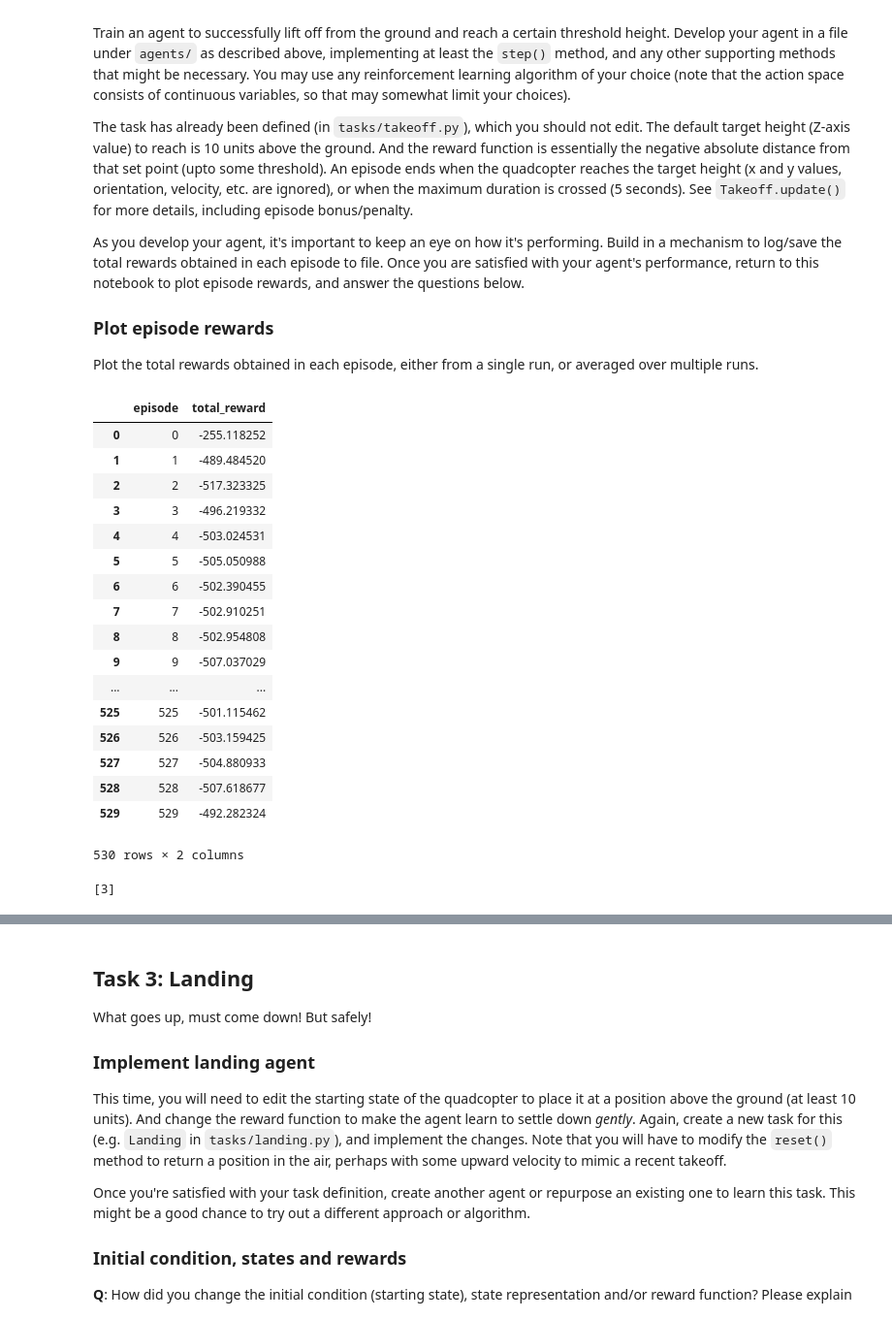
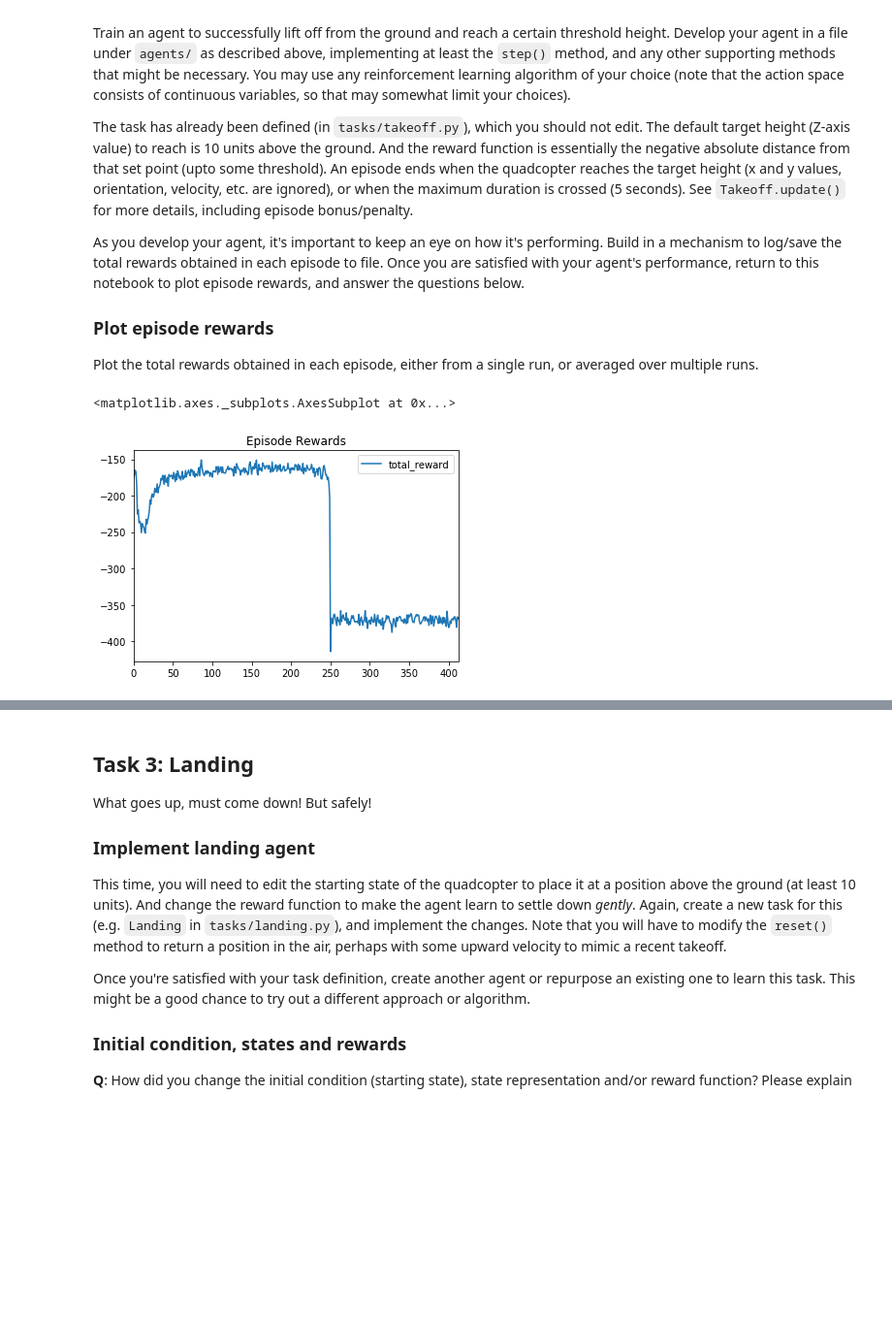
Before and after one commit to freedomkwok/deep-learning, a Jupyter notebook: RL-Quadcopter/catkin_ws/RL-Quadcopter/quad_controller_rl/notebooks/RL-Quadcopter.ipynb, the cells around one changed output, grey strips where cells are left out. Shown: that part at 97% size. Saved outputs shown, nothing was run; the diff lists cells and outputs as text; code cells hidden in the pictures; blank space fills up the shorter version.

```diff
--- a/RL-Quadcopter/catkin_ws/RL-Quadcopter/quad_controller_rl/notebooks/RL-Quadcopter.ipynb
+++ b/RL-Quadcopter/catkin_ws/RL-Quadcopter/quad_controller_rl/notebooks/RL-Quadcopter.ipynb
@@ -141,29 +141,3 @@ As you develop your agent, it's important to keep an eye on how it's performing.
 ### Plot episode rewards
 
 Plot the total rewards obtained in each episode, either from a single run, or averaged over multiple runs.
-# %%
-df_stats
-# %% [output]
-|  | episode | total_reward |
-| 0 | 0 | -255.118252 |
-| 1 | 1 | -489.484520 |
-| 2 | 2 | -517.323325 |
-| 3 | 3 | -496.219332 |
-| 4 | 4 | -503.024531 |
-| 5 | 5 | -505.050988 |
-| 6 | 6 | -502.390455 |
-| 7 | 7 | -502.910251 |
-| 8 | 8 | -502.954808 |
-| 9 | 9 | -507.037029 |
-| ... | ... | ... |
-| 525 | 525 | -501.115462 |
-| 526 | 526 | -503.159425 |
-| 527 | 527 | -504.880933 |
-| 528 | 528 | -507.618677 |
-| 529 | 529 | -492.282324 |
-530 rows × 2 columns
-# %%
-a = [1,2,3,4,5,6]
-a[2:3]
-# %% [output]
-[3]
@@ -170,3 +150,13 @@ a[2:3]
+# %%
+# TODO: Read and plot episode rewards
+import pandas as pd
+%matplotlib inline
+
+df_stats = pd.read_csv('../out/stats_2018-02-14_00-02-55.csv')
+df_stats[['total_reward']].plot(title="Episode Rewards")
+# %% [output]
+<matplotlib.axes._subplots.AxesSubplot at 0x...>
+[figure, added]
 # %%
 # TODO: Read and plot episode rewards
 import pandas as pd
```
Also changed, not shown: parts of 3 cells of this notebook, 4 other files.
